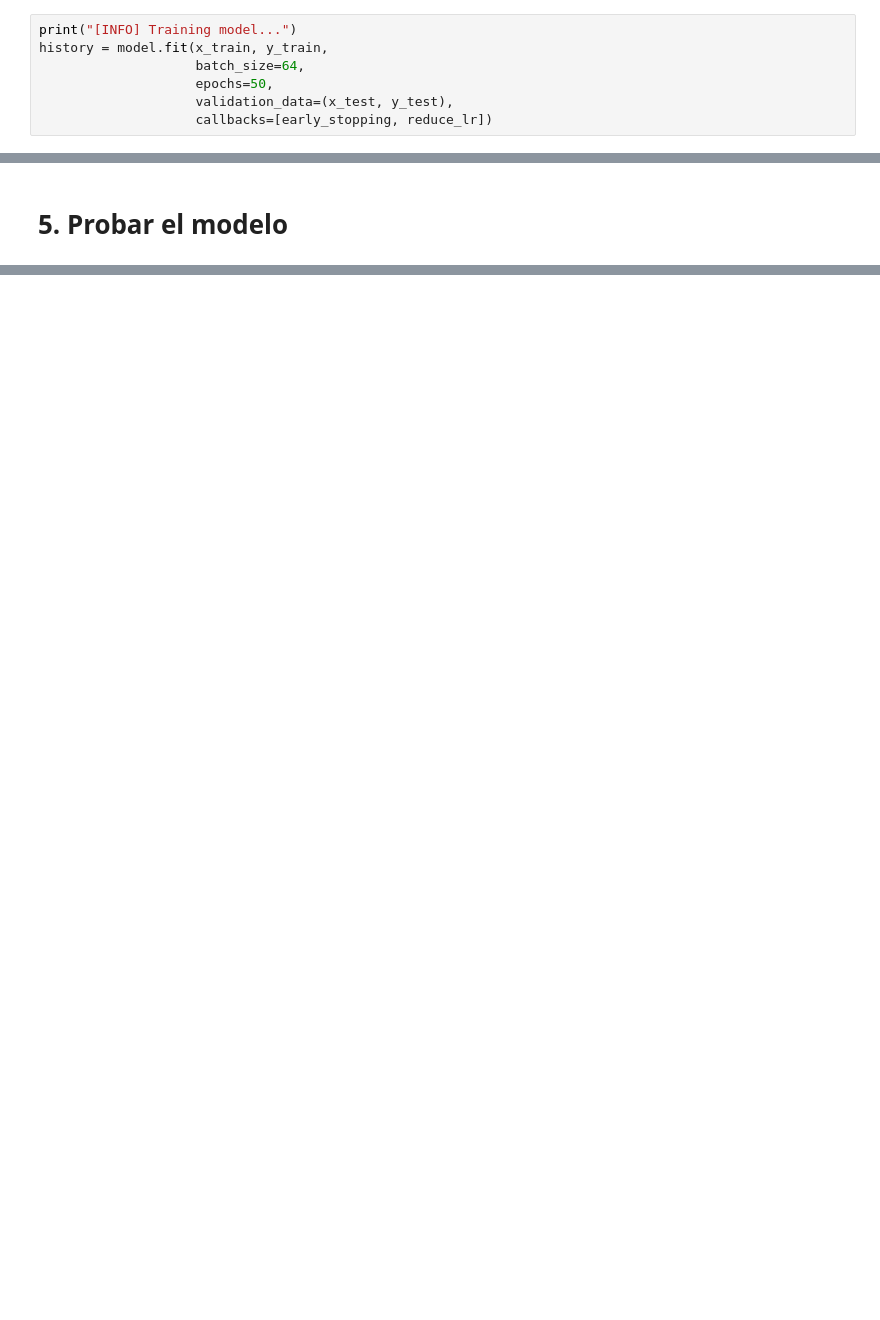
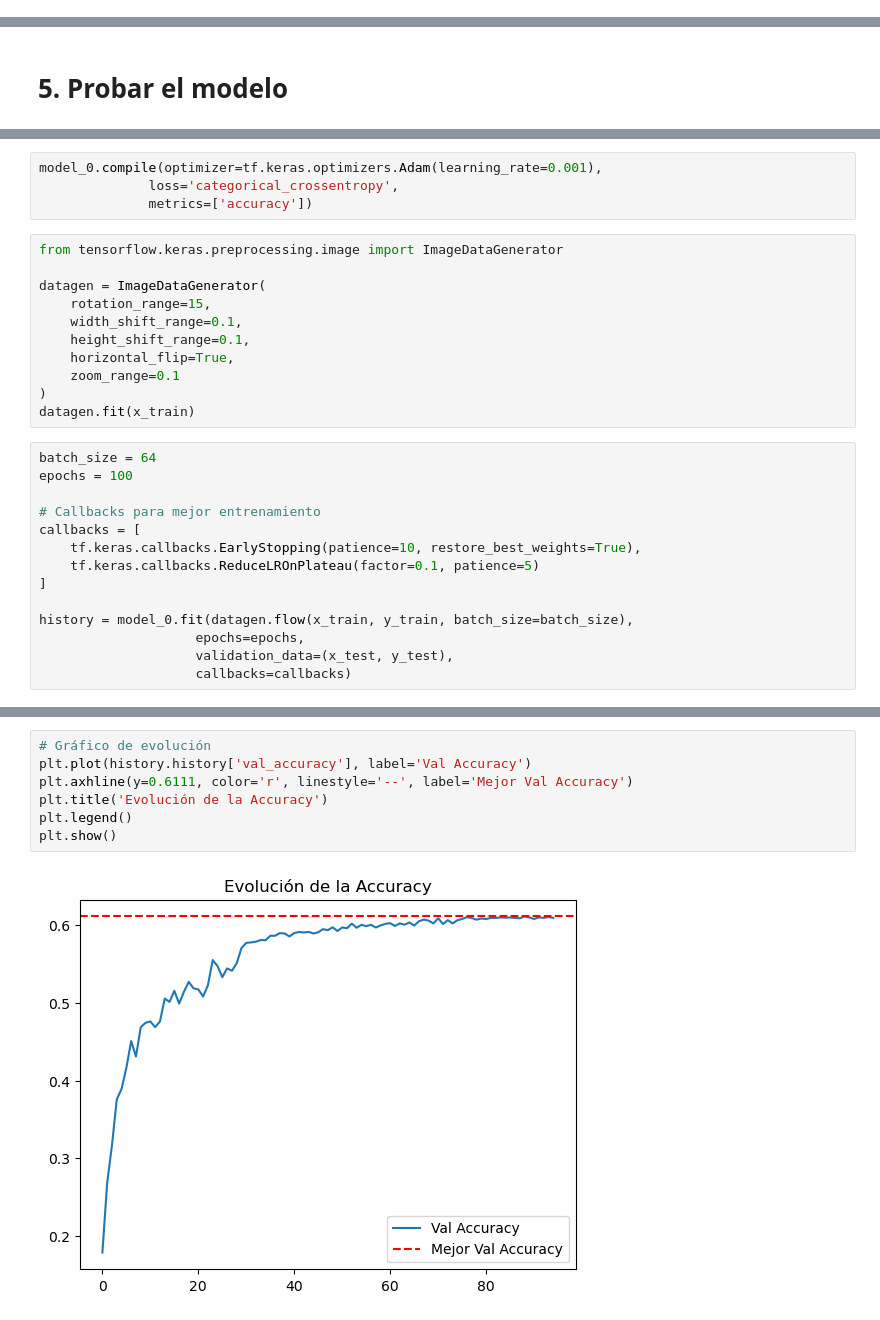
Before and after one commit to lcoronelh/CIFAR100, a Jupyter notebook: CIFAR100.ipynb, the cells around one changed output, grey strips where cells are left out. Drawn from its saved outputs; the diff is of its cells as text; blank space fills up the shorter version.

Commit message:
Modelo entrenado desde 0, 61% de tasa de predicción

```diff
--- a/CIFAR100.ipynb
+++ b/CIFAR100.ipynb
@@ -160,9 +119,2 @@ reduce_lr = callbacks.ReduceLROnPlateau(monitor='val_loss', factor=0.2, patience
 # %% [markdown]
 # 4. Entrenar el modelo
-# %%
-print("[INFO] Training model...")
-history = model.fit(x_train, y_train,
-                    batch_size=64,
-                    epochs=50,
-                    validation_data=(x_test, y_test),
-                    callbacks=[early_stopping, reduce_lr])
@@ -184,0 +171,29 @@ Epoch 6/50
+# %%
+model_0.compile(optimizer=tf.keras.optimizers.Adam(learning_rate=0.001),
+              loss='categorical_crossentropy',
+              metrics=['accuracy'])
+# %%
+from tensorflow.keras.preprocessing.image import ImageDataGenerator
+
+datagen = ImageDataGenerator(
+    rotation_range=15,
+    width_shift_range=0.1,
+    height_shift_range=0.1,
+    horizontal_flip=True,
+    zoom_range=0.1
+)
+datagen.fit(x_train)
+# %%
+batch_size = 64
+epochs = 100
+
+# Callbacks para mejor entrenamiento
+callbacks = [
+    tf.keras.callbacks.EarlyStopping(patience=10, restore_best_weights=True),
+    tf.keras.callbacks.ReduceLROnPlateau(factor=0.1, patience=5)
+]
+
+history = model_0.fit(datagen.flow(x_train, y_train, batch_size=batch_size),
+                    epochs=epochs,
+                    validation_data=(x_test, y_test),
+                    callbacks=callbacks)
@@ -184,0 +219,9 @@ Epoch 6/50
+# %%
+# Gráfico de evolución
+plt.plot(history.history['val_accuracy'], label='Val Accuracy')
+plt.axhline(y=0.6111, color='r', linestyle='--', label='Mejor Val Accuracy')
+plt.title('Evolución de la Accuracy')
+plt.legend()
+plt.show()
+# %% [output]
+[figure, added]
```
Also changed, not shown: parts of 14 cells of this notebook.
